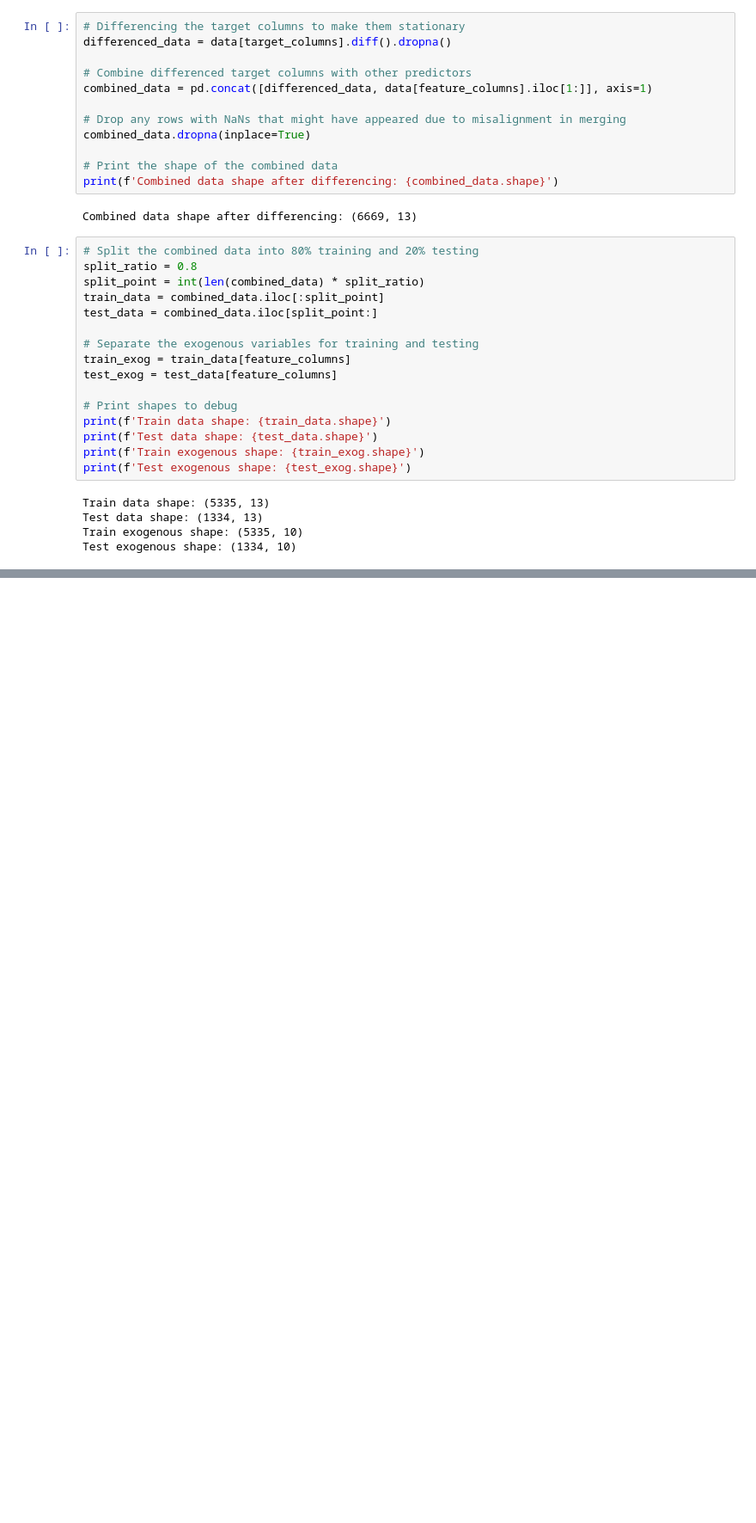
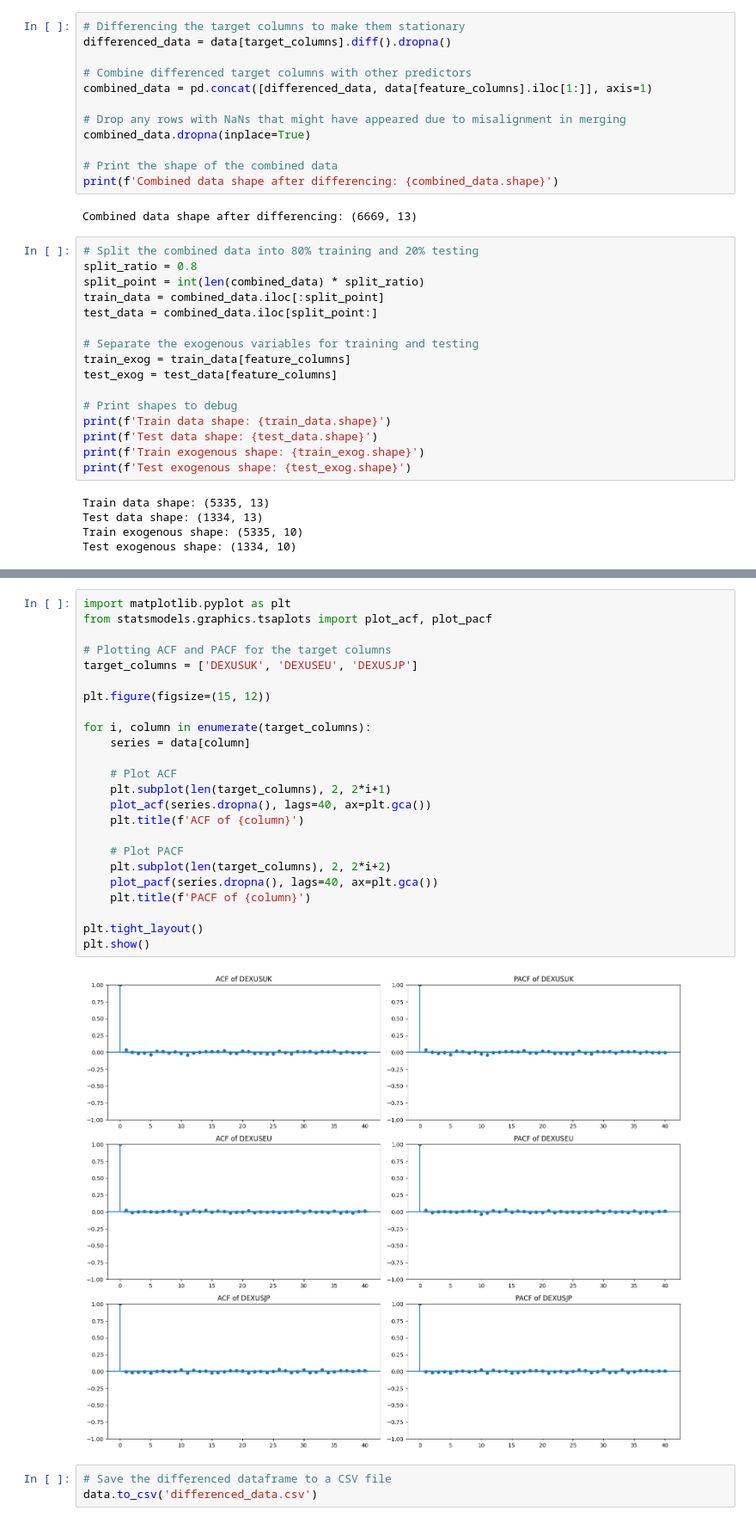
Before and after one commit to aghabekyanv3/thesis_time_series, a Jupyter notebook: ARIMA.ipynb, the cells around one changed output, grey strips where cells are left out. Shown at 86% size. Drawn from its saved outputs; the diff is of its cells as text; blank space fills up the shorter version.

```diff
--- a/ARIMA.ipynb
+++ b/ARIMA.ipynb
@@ -247,0 +583,29 @@ Forecast data shape after dropping NaNs: (0, 3)
+# %%
+import matplotlib.pyplot as plt
+from statsmodels.graphics.tsaplots import plot_acf, plot_pacf
+
+# Plotting ACF and PACF for the target columns
+target_columns = ['DEXUSUK', 'DEXUSEU', 'DEXUSJP']
+
+plt.figure(figsize=(15, 12))
+
+for i, column in enumerate(target_columns):
+    series = data[column]
+
+    # Plot ACF
+    plt.subplot(len(target_columns), 2, 2*i+1)
+    plot_acf(series.dropna(), lags=40, ax=plt.gca())
+    plt.title(f'ACF of {column}')
+
+    # Plot PACF
+    plt.subplot(len(target_columns), 2, 2*i+2)
+    plot_pacf(series.dropna(), lags=40, ax=plt.gca())
+    plt.title(f'PACF of {column}')
+
+plt.tight_layout()
+plt.show()
+# %% [output]
+[figure, added]
+# %%
+# Save the differenced dataframe to a CSV file
+data.to_csv('differenced_data.csv')
```
Also changed, not shown: parts of 7 cells of this notebook, 12 other files.
